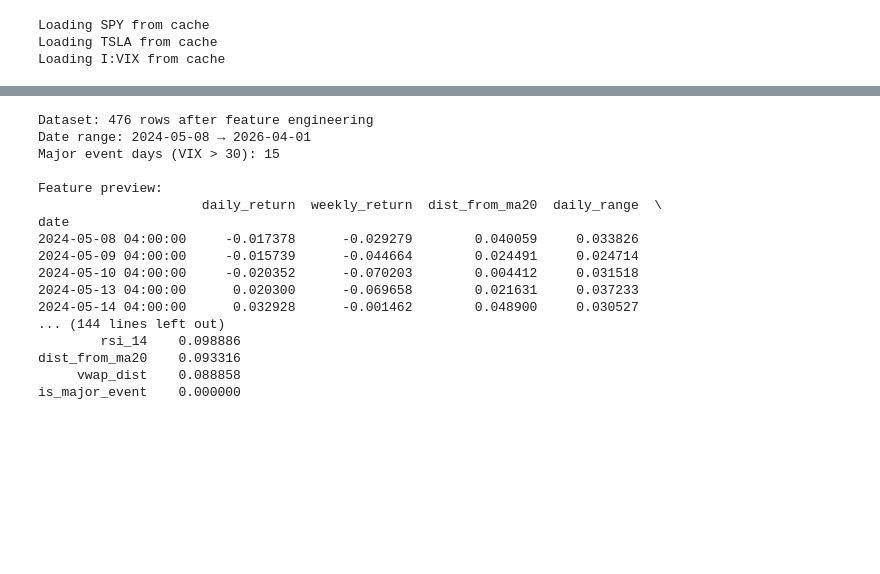
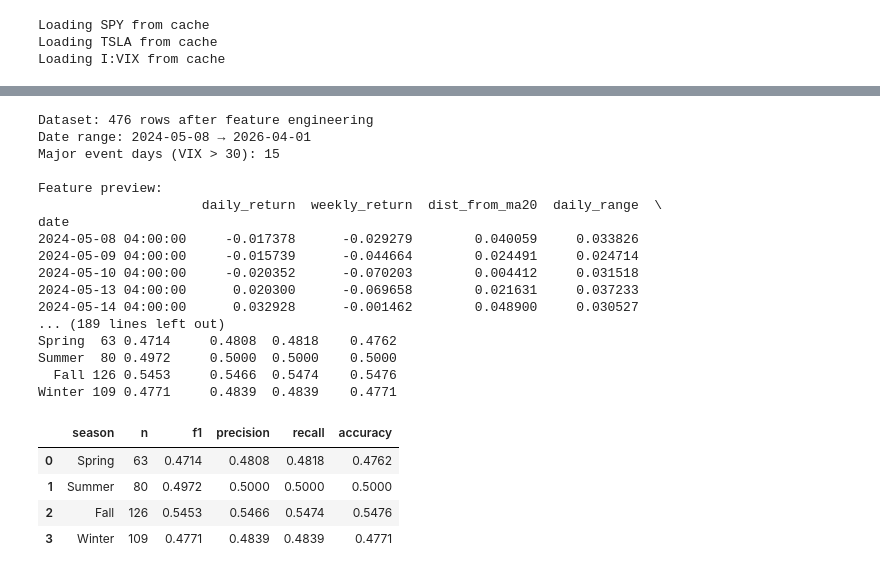
Before and after one commit to dnguyen000/seis763-midterm, a Jupyter notebook: midterm.ipynb, the cells around one changed output, grey strips where cells are left out. Drawn from its saved outputs; the diff is of its cells as text; code cells hidden in the pictures; blank space fills up the shorter version.

```diff
--- a/midterm.ipynb
+++ b/midterm.ipynb
@@ -501,34 +623,47 @@ is_major_event    0.000000
 # %%
 # Engineer features
 tesla_df = engineer_features(tesla_raw_df, vix_df=vix_raw_df)
 print(f"\nDataset: {len(tesla_df)} rows after feature engineering")
 print(f"Date range: {tesla_df.index.min().date()} → {tesla_df.index.max().date()}")
 print(f"Major event days (VIX > 30): {tesla_df['is_major_event'].sum()}")
 print(f"\nFeature preview:\n{tesla_df[FEATURES].head()}")
 
 # Regression models
-lin_model,   lin_metrics   = run_linear_regression(tesla_df)
-ridge_model, ridge_metrics = run_ridge_regression(tesla_df)
-xgb_model,   xgb_metrics   = run_xgboost(tesla_df)
+lin_model,   lin_metrics,   lin_preds   = run_linear_regression(tesla_df)
+seasonal_summary(lin_preds, "regression", "Linear Regression — TSLA")
+
+ridge_model, ridge_metrics, ridge_preds = run_ridge_regression(tesla_df)
+seasonal_summary(ridge_preds, "regression", "Ridge Regression — TSLA")
+
+xgb_model,   xgb_metrics,   xgb_preds   = run_xgboost(tesla_df)
+seasonal_summary(xgb_preds, "regression", "XGBoost — TSLA")
 
 # Classification models
-log_model, log_metrics = run_logistic_regression(tesla_df)
-rf_model,  rf_metrics  = run_random_forest(tesla_df)
+log_model, log_metrics, log_preds = run_logistic_regression(tesla_df)
+seasonal_summary(log_preds, "classification", "Logistic Regression — TSLA")
+
+rf_model,  rf_metrics,  rf_preds  = run_random_forest(tesla_df)
+seasonal_summary(rf_preds, "classification", "Random Forest — TSLA")
 # %% [output]
 Dataset: 476 rows after feature engineering
 Date range: 2024-05-08 → 2026-04-01
 Major event days (VIX > 30): 15
 
 Feature preview:
                      daily_return  weekly_return  dist_from_ma20  daily_range  \
 date
 2024-05-08 04:00:00     -0.017378      -0.029279        0.040059     0.033826
 2024-05-09 04:00:00     -0.015739      -0.044664        0.024491     0.024714
 2024-05-10 04:00:00     -0.020352      -0.070203        0.004412     0.031518
 2024-05-13 04:00:00      0.020300      -0.069658        0.021631     0.037233
 2024-05-14 04:00:00      0.032928      -0.001462        0.048900     0.030527
-... (144 lines left out)
-        rsi_14    0.098886
-dist_from_ma20    0.093316
-     vwap_dist    0.088858
-is_major_event    0.000000
+... (189 lines left out)
+Spring  63 0.4714     0.4808  0.4818    0.4762
+Summer  80 0.4972     0.5000  0.5000    0.5000
+  Fall 126 0.5453     0.5466  0.5474    0.5476
+Winter 109 0.4771     0.4839  0.4839    0.4771
+|  | season | n | f1 | precision | recall | accuracy |
+| 0 | Spring | 63 | 0.4714 | 0.4808 | 0.4818 | 0.4762 |
+| 1 | Summer | 80 | 0.4972 | 0.5000 | 0.5000 | 0.5000 |
+| 2 | Fall | 126 | 0.5453 | 0.5466 | 0.5474 | 0.5476 |
+| 3 | Winter | 109 | 0.4771 | 0.4839 | 0.4839 | 0.4771 |
```
Also changed, not shown: parts of 9 cells of this notebook, 8 other files.
